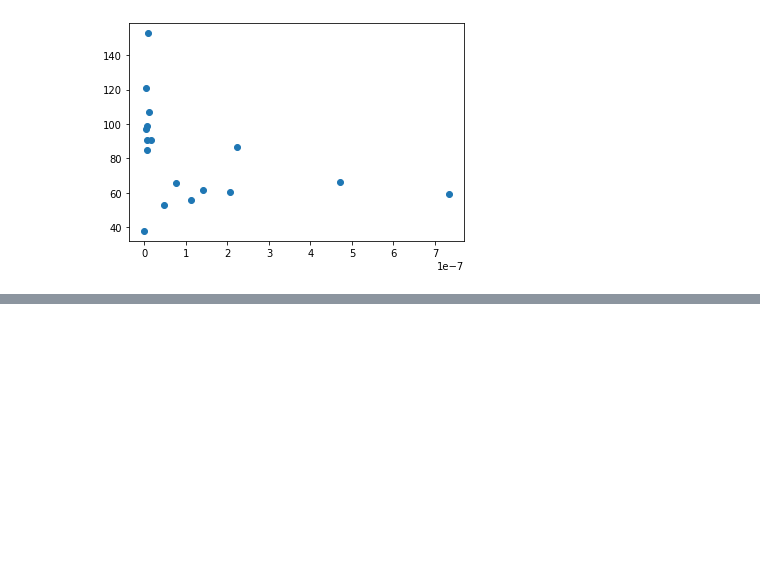
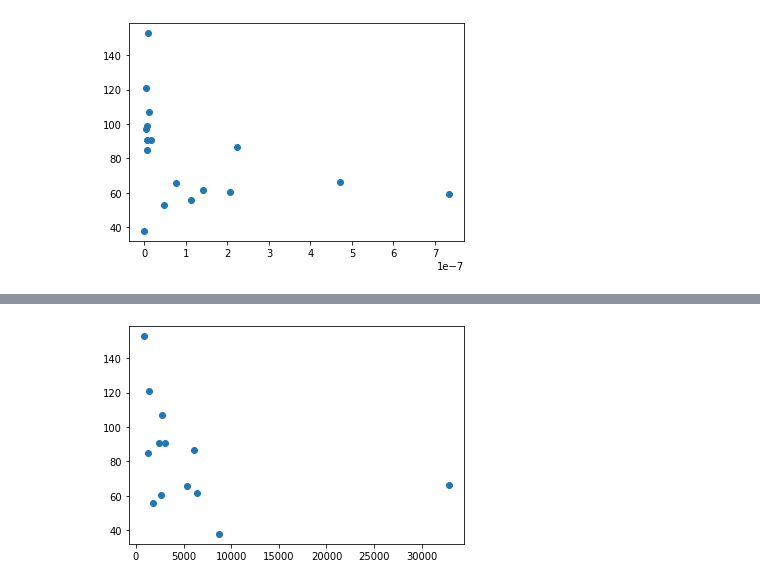
Before and after one commit to shinjaehoeh/MC_PJT, a Jupyter notebook: 2.PJT_team4/PJT03_병원밀도_상관관계.ipynb, the cells around one changed output, grey strips where cells are left out. Saved outputs shown, nothing was run; the diff lists cells and outputs as text; code cells hidden in the pictures; blank space fills up the shorter version.

```diff
--- a/2.PJT_team4/PJT03_병원밀도_상관관계.ipynb
+++ b/2.PJT_team4/PJT03_병원밀도_상관관계.ipynb
@@ -29,0 +77,5 @@ pp.head()
+# %%
+em3 = em[em.요양기관종별 == '병원']
+em3.columns = ['시도', '종별', '병원의사', '병원간호사']
+em3.drop(['종별'], axis=1, inplace=True)
+em3.head()
@@ -29,0 +93,5 @@ pp.head()
+# %%
+em4 = em[em.요양기관종별 == '의원']
+em4.columns = ['시도', '종별', '의원의사', '의원간호사']
+em4.drop(['종별'], axis=1, inplace=True)
+em4.head()
@@ -38,3 +117,9 @@ df.head()
 | 2 | 대구 | 8.835173e+08 | 61.359540 | 2429940 | 2438031 | 26087 | 5908 | 12557 | 10.700028 | 2.423267 | ... |
 | 3 | 인천 | 1.063258e+09 | 65.645136 | 2952237 | 2957026 | 24081 | 5071 | 11639 | 8.143655 | 1.714899 | ... |
 | 4 | 광주 | 5.011363e+08 | 60.682137 | 1489730 | 1456468 | 17835 | 3658 | 8949 | 12.245377 | 2.511555 | ... |
+# %%
+k = pd.merge(em1, em2, on='시도', how='outer')
+l = pd.merge(k, em3, on='시도', how='outer')
+m = pd.merge(l, em4, on='시도', how='outer')
+s = pd.merge(df, m, on='시도', how='outer')
+s
@@ -67,0 +190,11 @@ See the caveats in the documentation: https://pandas.pydata.org/pandas-docs/stab
+# %%
+df2 = s[['시도', '십만명당 회피가능사망율', '면적(2019)']]#, '상급종합병원의사',	'상급종합병원간호사', '종합병원의사', '종합병원간호사']]
+df2['상급병원인력'] = (s['상급종합병원의사']+s['상급종합병원간호사'])
+df2['종합병원인력'] = (s['종합병원의사']+s['종합병원간호사'])
+df2['병원인력'] = (s['병원의사']+s['병원간호사'])
+df2['의원인력'] = (s['의원의사']+s['의원간호사'])
+df2['상급밀도'] = (s['상급종합병원의사']+s['상급종합병원간호사']) / df2['면적(2019)']
+df2['종합밀도'] = (s['종합병원의사']+s['종합병원간호사']) / df2['면적(2019)']
+df2['병원밀도'] = (s['병원의사']+s['병원간호사']) / df2['면적(2019)']
+df2['의원밀도'] = (s['의원의사']+s['의원간호사']) / df2['면적(2019)']
+df2
@@ -82,0 +272,5 @@ plt.show()
+# %%
+plt.scatter(df2['상급병원인력'], df2['십만명당 회피가능사망율'])
+plt.show()
+# %% [output]
+[figure, added]
```
Also changed, not shown: parts of 24 cells of this notebook, 4 other files.
